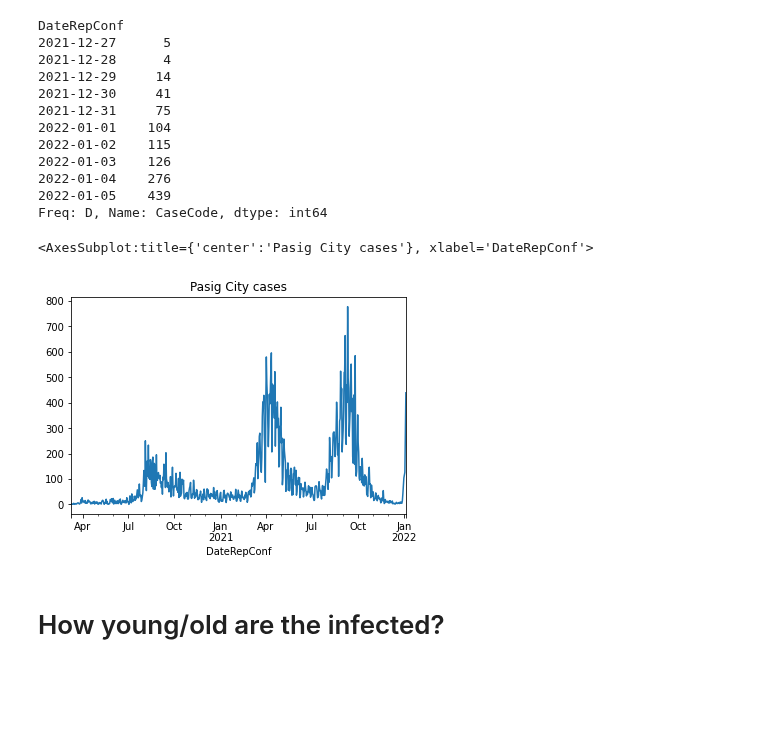
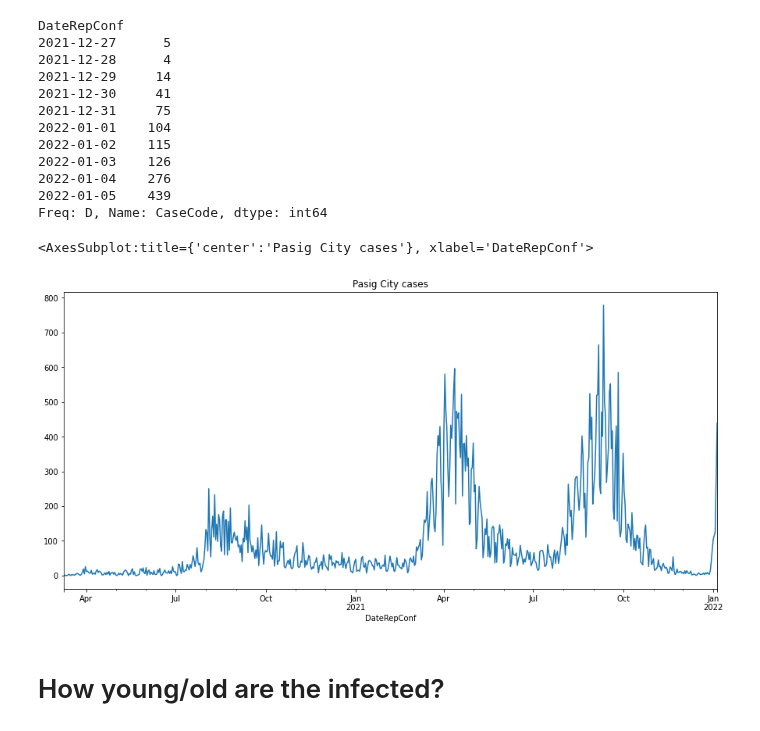
Before and after one commit to pmagtulis/covid-ph, a Jupyter notebook: covid-philippines.ipynb, the cells around one changed output. Drawn from its saved outputs; the diff is of its cells as text; code cells hidden in the pictures; blank space fills up the shorter version.

```diff
--- a/covid-philippines.ipynb
+++ b/covid-philippines.ipynb
@@ -329,10 +333,10 @@ DateRepConf
 2022-01-05    439
 Freq: D, Name: CaseCode, dtype: int64
 # %%
-df[df.CityMunRes=="CITY OF PASIG"].resample('D', on='DateRepConf').CaseCode.count().plot(title="Pasig City cases")
+df[df.CityMunRes=="CITY OF PASIG"].resample('D', on='DateRepConf').CaseCode.count().plot(title="Pasig City cases", figsize = (15, 7))
 # %% [output]
 <AxesSubplot:title={'center':'Pasig City cases'}, xlabel='DateRepConf'>
-[figure, old version]
+[figure, new version]
 # %% [markdown]
 # How young/old are the infected?
 # %%
```
Also changed, not shown: parts of 15 cells of this notebook.
